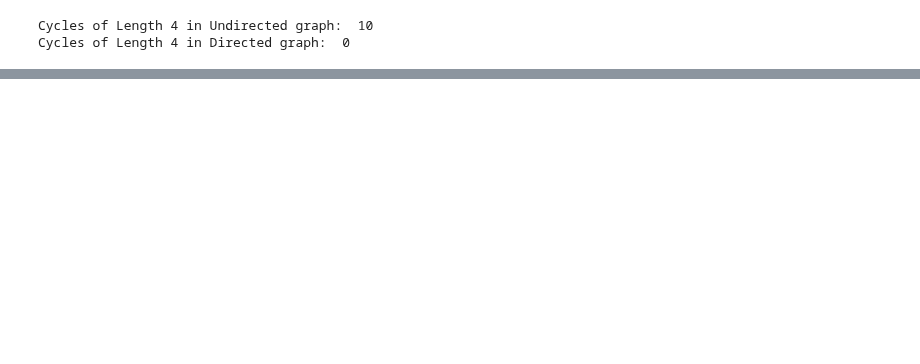
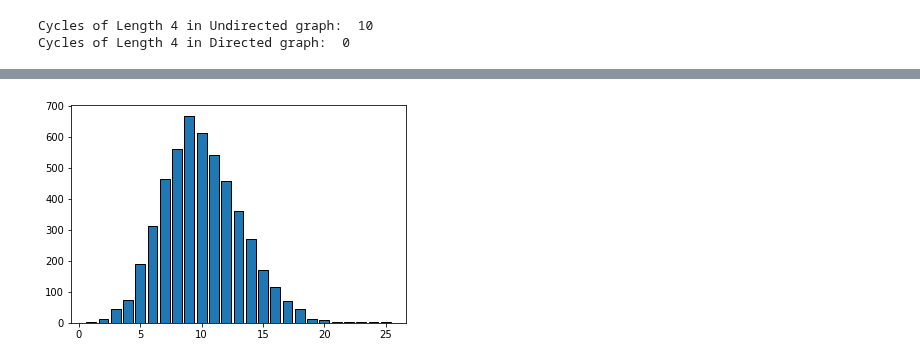
Before and after one commit to thomasnilsson/02805-social-graphs-2018, a Jupyter notebook: week2/week2.ipynb, the cells around one changed output, grey strips where cells are left out. Cells and saved outputs as stored; diff of their text form; code cells hidden in the pictures; blank space fills up the shorter version.

```diff
--- a/week2/week2.ipynb
+++ b/week2/week2.ipynb
@@ -319,0 +362,12 @@ Cycles of Length 4 in Directed graph:  0
+# %%
+v = np.arange(min(X), max(X)+1)
+hist = np.histogram(X, bins=v)
+
+freqs, edges = hist[0], hist[1]
+n = freqs.size
+means = [(edges[i] + edges[i+1]) / 2 for i in range(n)]
+# %%
+plt.bar(means, freqs, edgecolor="black")
+plt.show()
+# %% [output]
+[figure, added]
```
Also changed, not shown: parts of 27 cells of this notebook, 2 other files.
